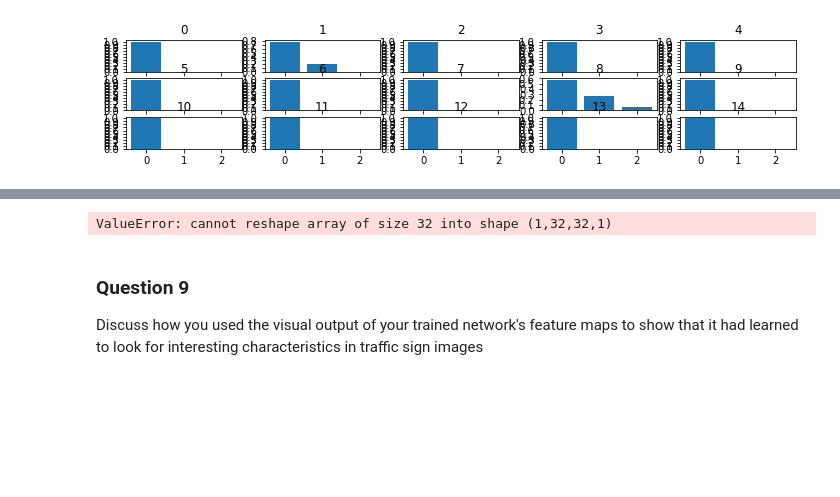
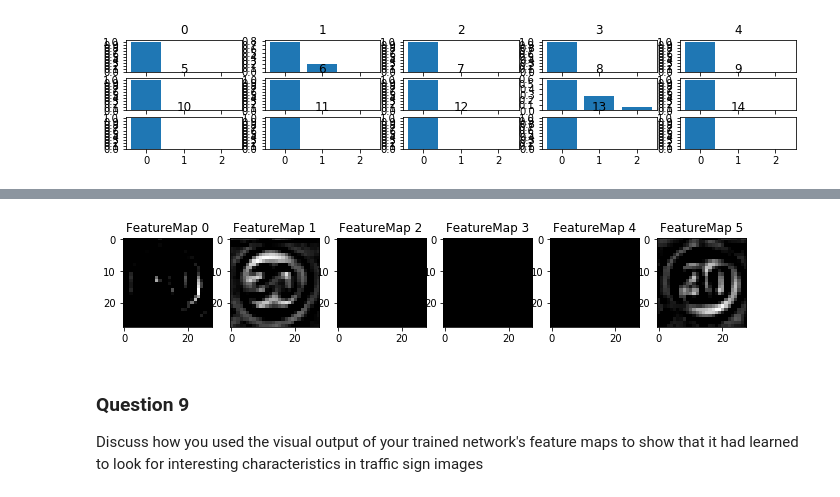
Before and after one commit to illb/CarND-Traffic-Sign-Classifier-Project, a Jupyter notebook: Traffic_Sign_Classifier.ipynb, the cells around one changed output, grey strips where cells are left out. Cells and saved outputs as stored; diff of their text form; code cells hidden in the pictures; blank space fills up the shorter version.

Commit message:
np.array

```diff
--- a/Traffic_Sign_Classifier.ipynb
+++ b/Traffic_Sign_Classifier.ipynb
@@ -166,21 +166,16 @@ def to_gray(img):
     img = img.reshape((shape[0],shape[1],1))
     return img
 
-def preprocess(img):
-    return to_gray(img)
+def preprocess_all(image_arr):
+    res_arr = []
+    for i in range(len(image_arr)):
+        img = to_gray(image_arr[i])
+        res_arr.append(img)
+    return np.array(res_arr)
 
-X_train_preprocessed = []
-
-for i in range(len(X_train)):
-    X_train_preprocessed.append(preprocess(X_train[i]))
-
-X_valid_preprocessed = []
-for i in range(len(X_valid)):
-    X_valid_preprocessed.append(preprocess(X_valid[i]))
-
-X_test_preprocessed = []
-for i in range(len(X_test)):
-    X_test_preprocessed.append(preprocess(X_test[i]))
+X_train_preprocessed = preprocess_all(X_train)
+X_valid_preprocessed = preprocess_all(X_valid)
+X_test_preprocessed = preprocess_all(X_test)
 # %% [markdown]
 ### Model Architecture
 # %%
@@ -189,7 +184,7 @@ for i in range(len(X_test)):
 
 from tensorflow.contrib.layers import flatten
 
-def LeNet(x):
+def LeNet(x, class_count):
     # Arguments used for tf.truncated_normal, randomly defines variables for the weights and biases for each layer
     mu = 0
     sigma = 0.1
@@ -235,9 +230,9 @@ def LeNet(x):
     # Activation.
     fc2    = tf.nn.relu(fc2)
 
-    # Layer 5: Fully Connected. Input = 84. Output = n_classes.
-    fc3_W  = tf.Variable(tf.truncated_normal(shape=(84, n_classes), mean = mu, stddev = sigma), name='W5_fc')
-    fc3_b  = tf.Variable(tf.zeros(n_classes), name='b5_fc')
+    # Layer 5: Fully Connected. Input = 84. Output = class_count.
+    fc3_W  = tf.Variable(tf.truncated_normal(shape=(84, class_count), mean = mu, stddev = sigma), name='W5_fc')
+    fc3_b  = tf.Variable(tf.zeros(class_count), name='b5_fc')
     logits = tf.matmul(fc2, fc3_W) + fc3_b
 
     return logits
@@ -263,7 +258,7 @@ y = tf.placeholder(tf.int32, (None))
 one_hot_y = tf.one_hot(y, n_classes)
 rate = 0.005
 
-logits = LeNet(x)
+logits = LeNet(x, n_classes)
 cross_entropy = tf.nn.softmax_cross_entropy_with_logits(logits=logits, labels=one_hot_y)
 loss_operation = tf.reduce_mean(cross_entropy)
 optimizer = tf.train.AdamOptimizer(learning_rate = rate)
@@ -347,22 +342,23 @@ import os
 import matplotlib.image as mpimg
 
 new_images = []
-new_images_preprocessed = []
 new_labels = []
 dir_new = './data-new'
 
-import glob
 for f in os.listdir(dir_new):
     if f.endswith('.ppm'):
         (name, ext) = f.split('.')
         (num, class_id) = name.split('-')
         img = mpimg.imread(dir_new + '/' + f)
+        img = cv2.resize(img, (32, 32))
         new_images.append(img)
-        img = cv2.resize(img, (32,32))
-        new_images_preprocessed.append(preprocess(img))
         new_labels.append(int(class_id))
 
 new_images = np.array(new_images)
+new_labels = np.array(new_labels)
+
+new_images_preprocessed = preprocess_all(new_images)
+
 print("new image count : {}".format(len(new_images)))
 print("labels : {}".format(new_labels))
 # %% [output]
@@ -499,35 +495,35 @@ For an example of what feature map outputs look like, check out NVIDIA's results
 # plt_num: used to plot out multiple different weight feature map sets on the same block, just extend the plt number for each new feature map entry
 
 def outputFeatureMap(image_input, tf_activation, activation_min=-1, activation_max=-1 ,plt_num=1):
     # Here make sure to preprocess your image_input in a way your network expects
     # with size, normalization, ect if needed
     # image_input =
     # Note: x should be the same name as your network's tensorflow data placeholder variable
     # If you get an error tf_activation is not defined it maybe having trouble accessing the variable from inside a function
     activation = tf_activation.eval(session=sess,feed_dict={x : image_input})
     featuremaps = activation.shape[3]
     plt.figure(plt_num, figsize=(15,15))
     for featuremap in range(featuremaps):
         plt.subplot(6,8, featuremap+1) # sets the number of feature maps to show on each row and column
         plt.title('FeatureMap ' + str(featuremap)) # displays the feature map number
         if activation_min != -1 & activation_max != -1:
             plt.imshow(activation[0,:,:, featuremap], interpolation="nearest", vmin =activation_min, vmax=activation_max, cmap="gray")
         elif activation_max != -1:
             plt.imshow(activation[0,:,:, featuremap], interpolation="nearest", vmax=activation_max, cmap="gray")
         elif activation_min !=-1:
             plt.imshow(activation[0,:,:, featuremap], interpolation="nearest", vmin=activation_min, cmap="gray")
         else:
             plt.imshow(activation[0,:,:, featuremap], interpolation="nearest", cmap="gray")
 
 
 with tf.Session() as sess:
     saver.restore(sess, tf.train.latest_checkpoint('.'))
     conv_layer_2 = sess.graph.get_tensor_by_name('Relu:0')
-    image = X_train_preprocessed[0][0].reshape(1,32,32,1)
+    image = new_images_preprocessed[0].reshape(1, 32, 32, 1)
     outputFeatureMap(image, conv_layer_2, activation_min=-1, activation_max=-1, plt_num=1)
     plt.show()
 # %% [output]
-ValueError: cannot reshape array of size 32 into shape (1,32,32,1)
+[figure, added]
 # %% [markdown]
 ### Question 9
 
```
Also changed, not shown: parts of 3 cells of this notebook.
